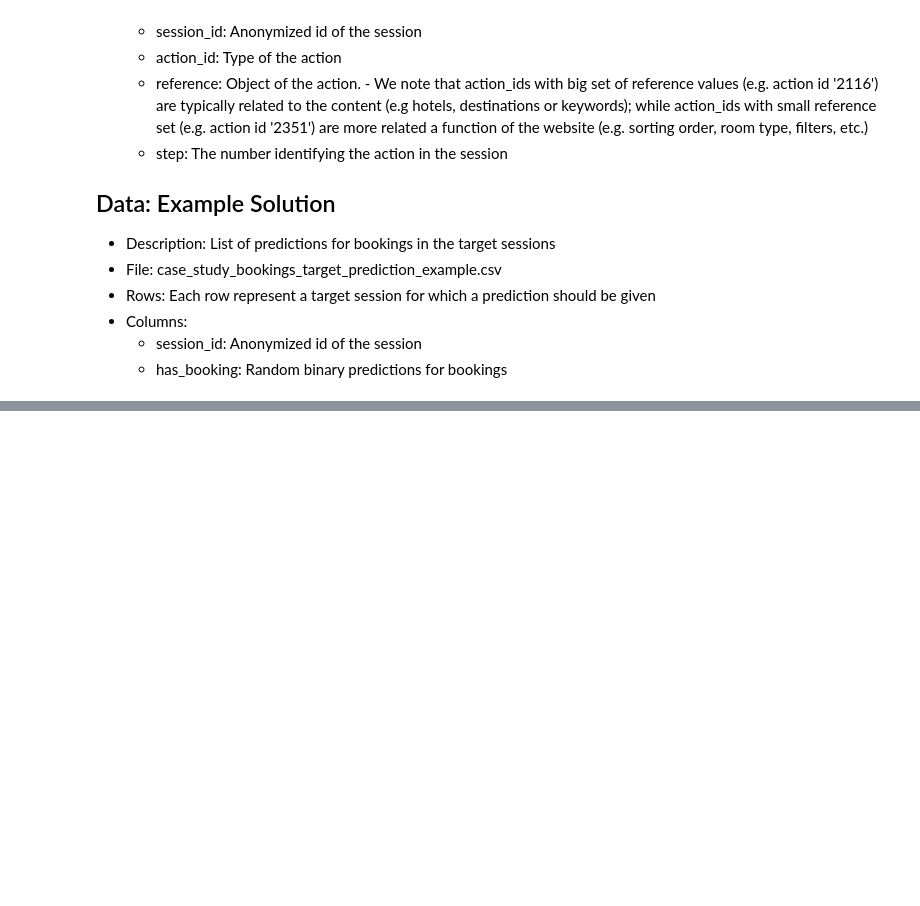
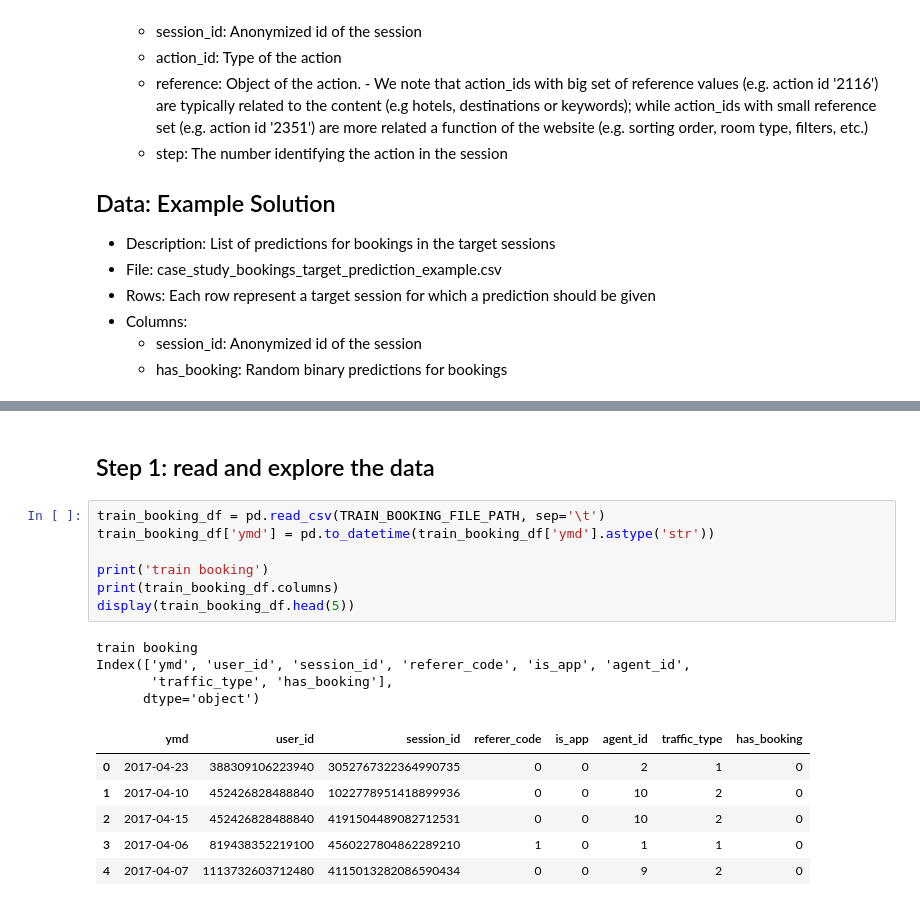
Before and after one commit to ck-unifr/booking-prediction, a Jupyter notebook: booking_prediction.ipynb, the cells around one changed output, grey strips where cells are left out. Drawn from its saved outputs; the diff is of its cells as text; blank space fills up the shorter version.

```diff
--- a/booking_prediction.ipynb
+++ b/booking_prediction.ipynb
@@ -46,0 +82,20 @@ There are 3 types of data: Bookings, User actions, Example
+# %% [markdown]
+## Step 1: read and explore the data
+# %%
+train_booking_df = pd.read_csv(TRAIN_BOOKING_FILE_PATH, sep='\t')
+train_booking_df['ymd'] = pd.to_datetime(train_booking_df['ymd'].astype('str'))
+
+print('train booking')
+print(train_booking_df.columns)
+display(train_booking_df.head(5))
+# %% [output]
+train booking
+Index(['ymd', 'user_id', 'session_id', 'referer_code', 'is_app', 'agent_id',
+       'traffic_type', 'has_booking'],
+      dtype='object')
+|  | ymd | user_id | session_id | referer_code | is_app | agent_id | traffic_type | has_booking |
+| 0 | 2017-04-23 | 388309106223940 | 3052767322364990735 | 0 | 0 | 2 | 1 | 0 |
+| 1 | 2017-04-10 | 452426828488840 | 1022778951418899936 | 0 | 0 | 10 | 2 | 0 |
+| 2 | 2017-04-15 | 452426828488840 | 4191504489082712531 | 0 | 0 | 10 | 2 | 0 |
+| 3 | 2017-04-06 | 819438352219100 | 4560227804862289210 | 1 | 0 | 1 | 1 | 0 |
+| 4 | 2017-04-07 | 1113732603712480 | 4115013282086590434 | 0 | 0 | 9 | 2 | 0 |
```
Also changed, not shown: parts of 25 cells of this notebook, 1 other file.
